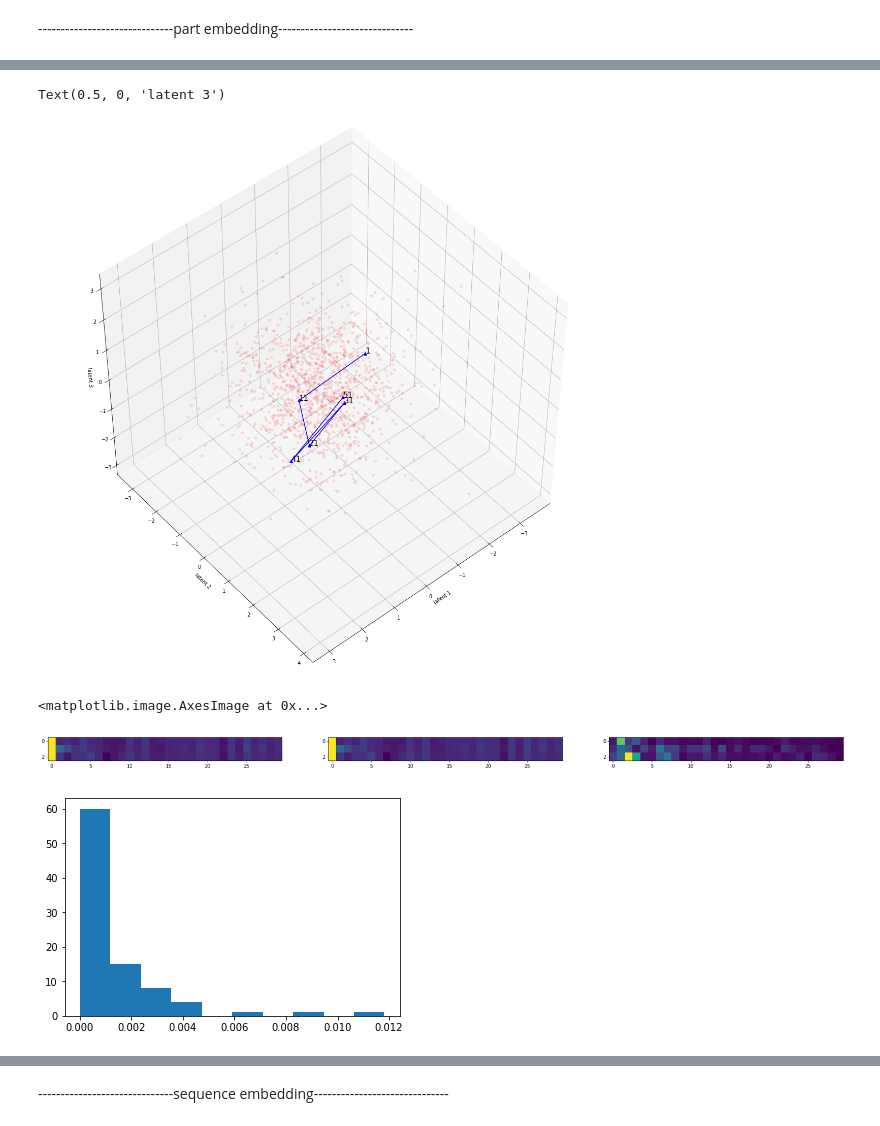
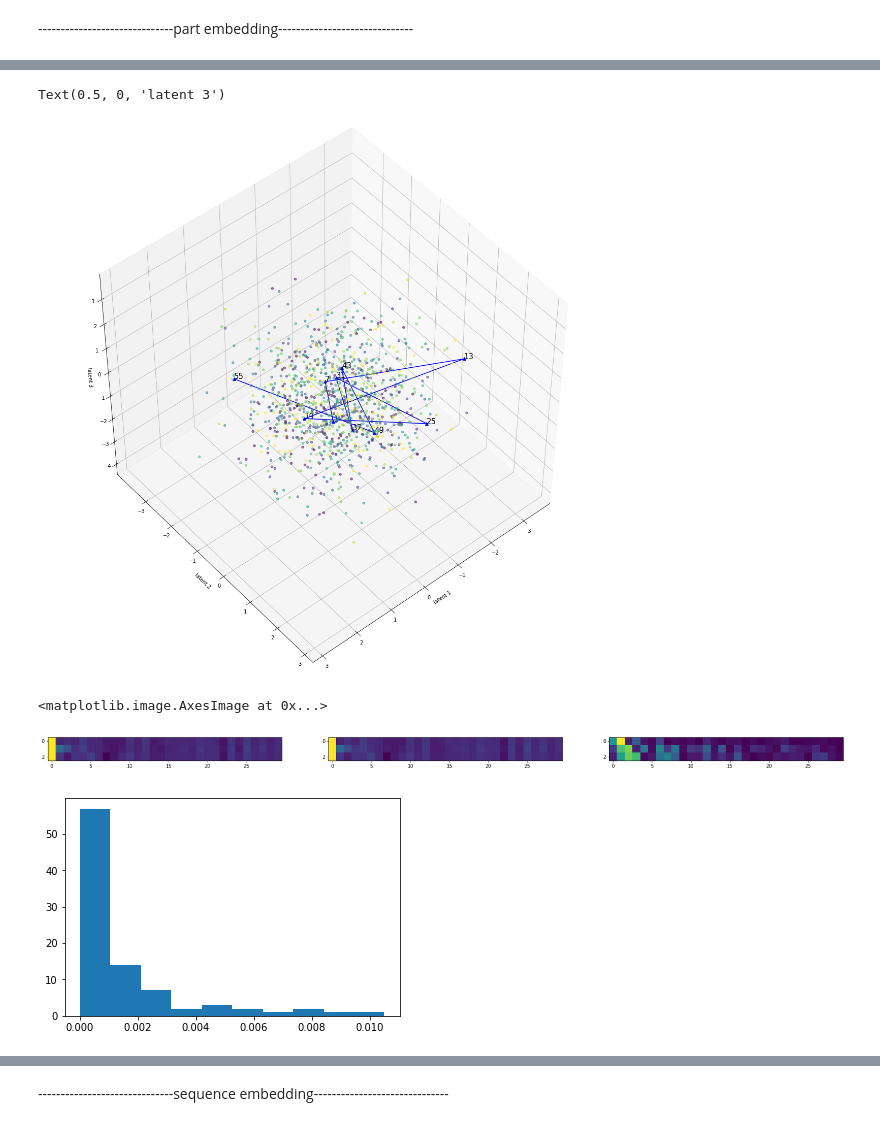
Before and after one commit to abbasloo/dnnAutoEm, a Jupyter notebook: carCrashLBO.ipynb, the cells around one changed output, grey strips where cells are left out. Saved outputs shown, nothing was run; the diff lists cells and outputs as text; code cells hidden in the pictures.

```diff
--- a/carCrashLBO.ipynb
+++ b/carCrashLBO.ipynb
@@ -15,8 +15,8 @@ name = '/home/mabbasloo/Documents/carData4/data/lbo/'
 name1 = '/home/mabbasloo/Desktop/Variational-Lstm-Autoencoder/data/'
 # %%
 filename = '/home/mabbasloo/Desktop/Variational-Lstm-Autoencoder/list'
-st = 6
-stride = 10
+st = 10
+stride = 6
 with open(filename) as f:
     data = f.readlines()
 data = [x.strip() for x in data]
@@ -133,10 +135,10 @@ plt.figure(figsize=(10, 10)); plt.imshow(DATA[dim+1])
 # %% [markdown]
 ------------------------------part embedding------------------------------
 # %%
-dim2 = 200
+dim2 = 100
 vae = LSTM_Var_Autoencoder(intermediate_dim = 100, z_dim = 3, n_dim=d, stateful = True) #default stateful = False
 
-vae.fit(DATA[0:dim2*st], learning_rate=0.001, batch_size = 10, num_epochs = 100, opt = tf.train.AdamOptimizer, REG_LAMBDA = 0.01, grad_clip_norm=10, optimizer_params=None, verbose = True)
+vae.fit(DATA[0:dim2*st], learning_rate=0.0001, batch_size = 10, num_epochs = 100, opt = tf.train.AdamOptimizer, REG_LAMBDA = 0.01, grad_clip_norm=0.01, optimizer_params=None, verbose = True)
 # %% [output]
 Training...
 
@@ -161,24 +163,28 @@ x_reduced = vae.reduce(DATA) #latent space representation
 # %%
 fig = plt.figure(figsize=(20, 20))
 c = ['r', 'b']
 m = ['o', '^']
 label = []
 for i in range(0, st):
     label.append(np.str(i*stride+1))
+cl = np.zeros((dim2*st))
+for i in range(dim2):
+    for j in range(st):
+        cl[i*st + j] = j*(st/255.0)
 ax = fig.add_subplot(111, projection='3d')
-ax.scatter(x_reduced[0:dim2*st, 0], x_reduced[0:dim2*st, 1], x_reduced[0:dim2*st, 2], c=c[0], marker=m[0], alpha=0.1)
+ax.scatter(x_reduced[0:dim2*st, 0], x_reduced[0:dim2*st, 1], x_reduced[0:dim2*st, 2], c=cl, marker=m[0], alpha=0.5)
 ax.plot(x_reduced[dim2*st:(dim2+1)*st, 0], x_reduced[dim2*st:(dim2+1)*st, 1], x_reduced[dim2*st:(dim2+1)*st, 2], c=c[1], marker=m[1])
 ii = 0
 for i in range(dim2*st, (dim2+1)*st):
     ax.text(x_reduced[i, 0], x_reduced[i, 1], x_reduced[i, 2], label[ii], size=15, zorder=1, color='k')
     ii += 1
 ax.view_init(50, 50)
 ax.set_xlabel('latent 1')
 ax.set_ylabel('latent 2')
 ax.set_zlabel('latent 3')
 # %% [output]
 Text(0.5, 0, 'latent 3')
-[figure, old version]
+[figure, new version]
 # %%
 plt.figure(figsize=(30, 60));
 plt.subplot(1,3,1); plt.imshow(x_reconstructed[0])
@@ -186,11 +192,11 @@ plt.subplot(1,3,2); plt.imshow(DATA[dim2*st])
 plt.subplot(1,3,3); plt.imshow(np.abs(x_reconstructed[0] - DATA[dim2*st]))
 # %% [output]
 <matplotlib.image.AxesImage at 0x...>
-[figure, old version]
+[figure, new version]
 # %%
 _,_,_ = plt.hist(np.abs(x_reconstructed[0] - DATA[dim2*st]).reshape((3*d)), bins=10)
 # %% [output]
-[figure, old version]
+[figure, new version]
 # %%
 xyz = np.dot(DATA[dim2*st], np.linalg.pinv(ds))
 xyz_reconstructed = np.dot(x_reconstructed[0], np.linalg.pinv(ds))
```
Also changed, not shown: parts of 18 cells of this notebook.
